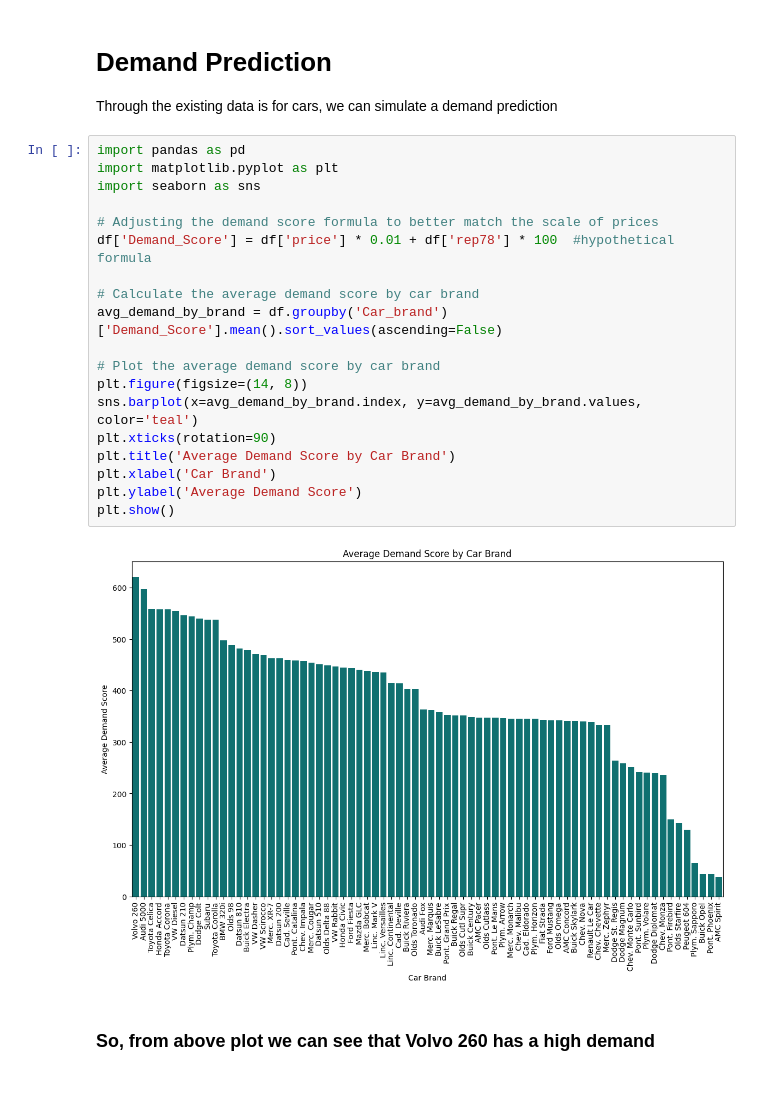
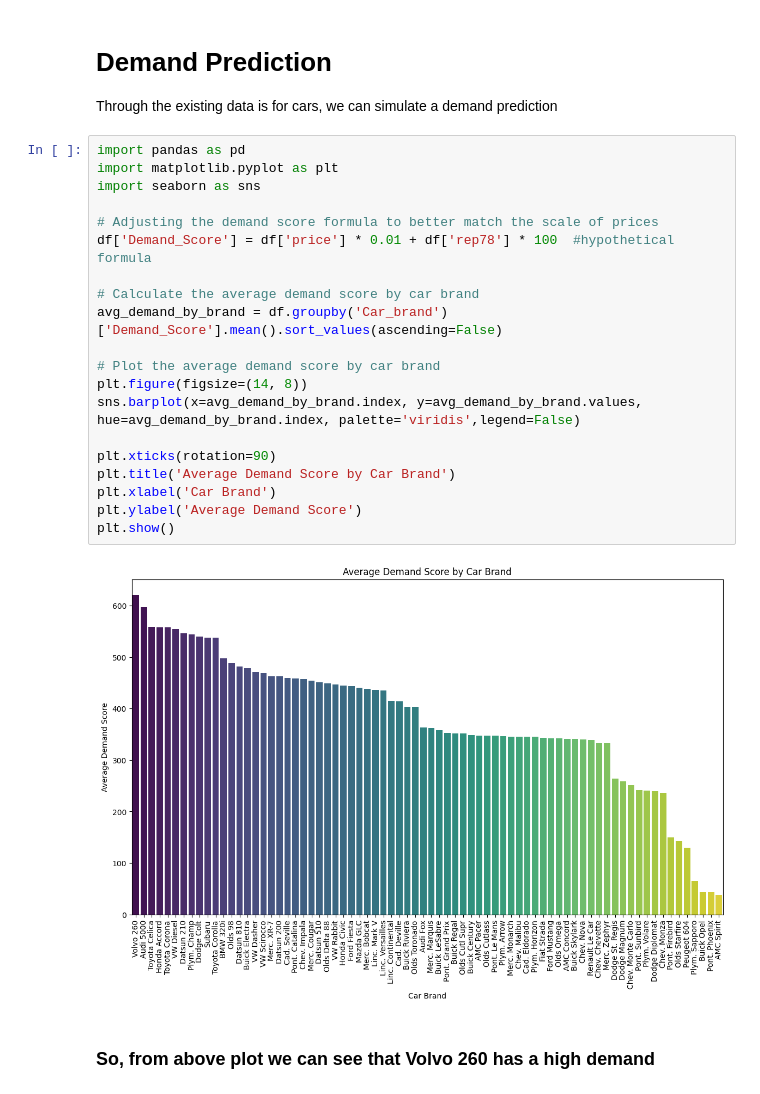
Before and after one commit to SarunaMaharjan/Linear-Regression-model, a Jupyter notebook: Task.ipynb, the cells around one changed output. Cells and saved outputs as stored; diff of their text form.

```diff
--- a/Task.ipynb
+++ b/Task.ipynb
@@ -212,23 +212,24 @@ Through the existing data is for cars, we can simulate a demand prediction
 # %%
 import pandas as pd
 import matplotlib.pyplot as plt
 import seaborn as sns
 
 # Adjusting the demand score formula to better match the scale of prices
 df['Demand_Score'] = df['price'] * 0.01 + df['rep78'] * 100  #hypothetical formula
 
 # Calculate the average demand score by car brand
 avg_demand_by_brand = df.groupby('Car_brand')['Demand_Score'].mean().sort_values(ascending=False)
 
 # Plot the average demand score by car brand
 plt.figure(figsize=(14, 8))
-sns.barplot(x=avg_demand_by_brand.index, y=avg_demand_by_brand.values, color='teal')
+sns.barplot(x=avg_demand_by_brand.index, y=avg_demand_by_brand.values, hue=avg_demand_by_brand.index, palette='viridis',legend=False)
+
 plt.xticks(rotation=90)
 plt.title('Average Demand Score by Car Brand')
 plt.xlabel('Car Brand')
 plt.ylabel('Average Demand Score')
 plt.show()
 # %% [output]
-[figure, old version]
+[figure, new version]
 # %% [markdown]
 ### So, from above plot we can see that Volvo 260 has a high demand
```
